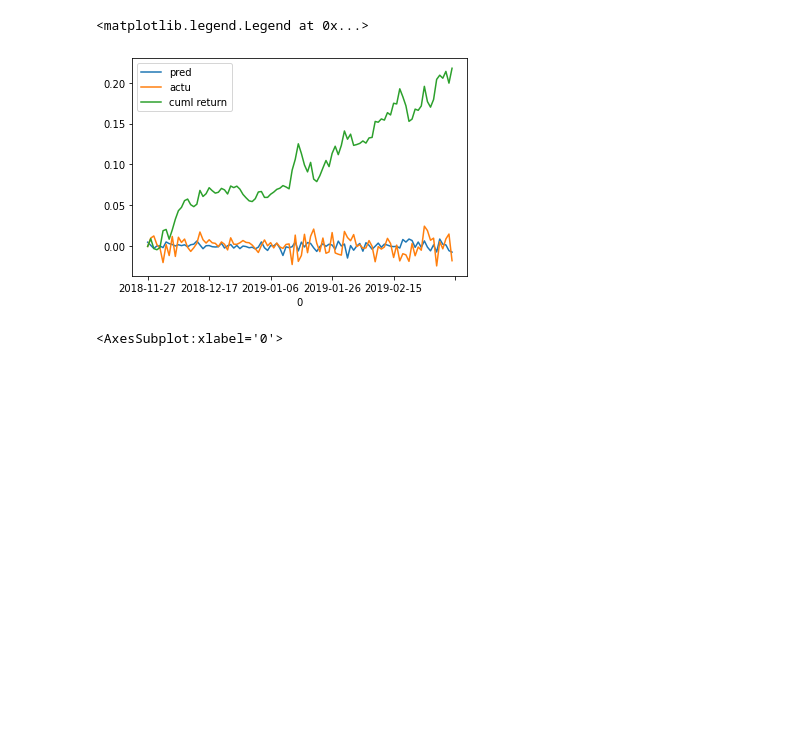
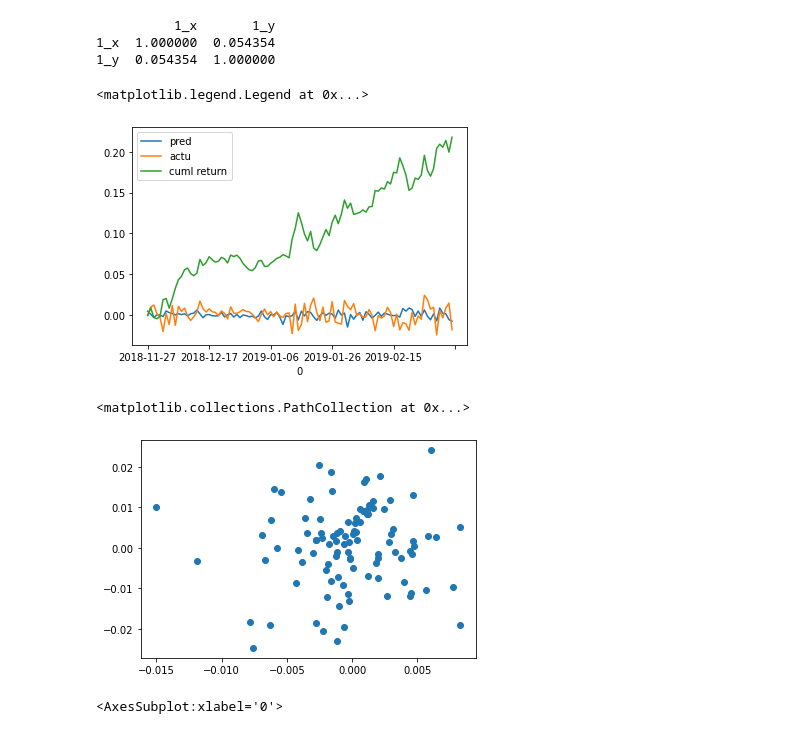
Before and after one commit to s1-inoue/TraderCompany, a Jupyter notebook: データ可視化.ipynb, the cells around one changed output. Saved outputs shown, nothing was run; the diff lists cells and outputs as text; code cells hidden in the pictures; blank space fills up the shorter version.

```diff
--- a/データ可視化.ipynb
+++ b/データ可視化.ipynb
@@ -31,6 +31,7 @@ with open("./out.json", "rt") as F:
 left = list(map(lambda x: (x[0],x[1][0]),js.items()))
 right = list(map(lambda x: (x[0], x[1][1]),js.items()))
 mst = pd.merge(pd.DataFrame(left),pd.DataFrame(right),on=0).set_index(0)
+print(mst.corr())
 mst.columns = ["pred","actu"]
 mst.plot()
 mst["sign"] = np.sign(mst["pred"])
@@ -38,8 +39,16 @@ mst["cumul"] = (mst["sign"] * mst["actu"]).cumsum()
 mst["cumul"].plot(label="cuml return")
 plt.legend()
 # %% [output]
-<matplotlib.legend.Legend at 0x...>
+          1_x       1_y
+1_x  1.000000  0.054354
+1_y  0.054354  1.000000
+<matplotlib.legend.Legend at 0x...>
 [figure]
+# %%
+plt.scatter(mst["pred"], mst["actu"])
+# %% [output]
+<matplotlib.collections.PathCollection at 0x...>
+[figure, added]
 # %%
 import json
 with open("./out2.json", "rt") as F:
```
Also changed, not shown: parts of 3 cells of this notebook, 5 other files.
